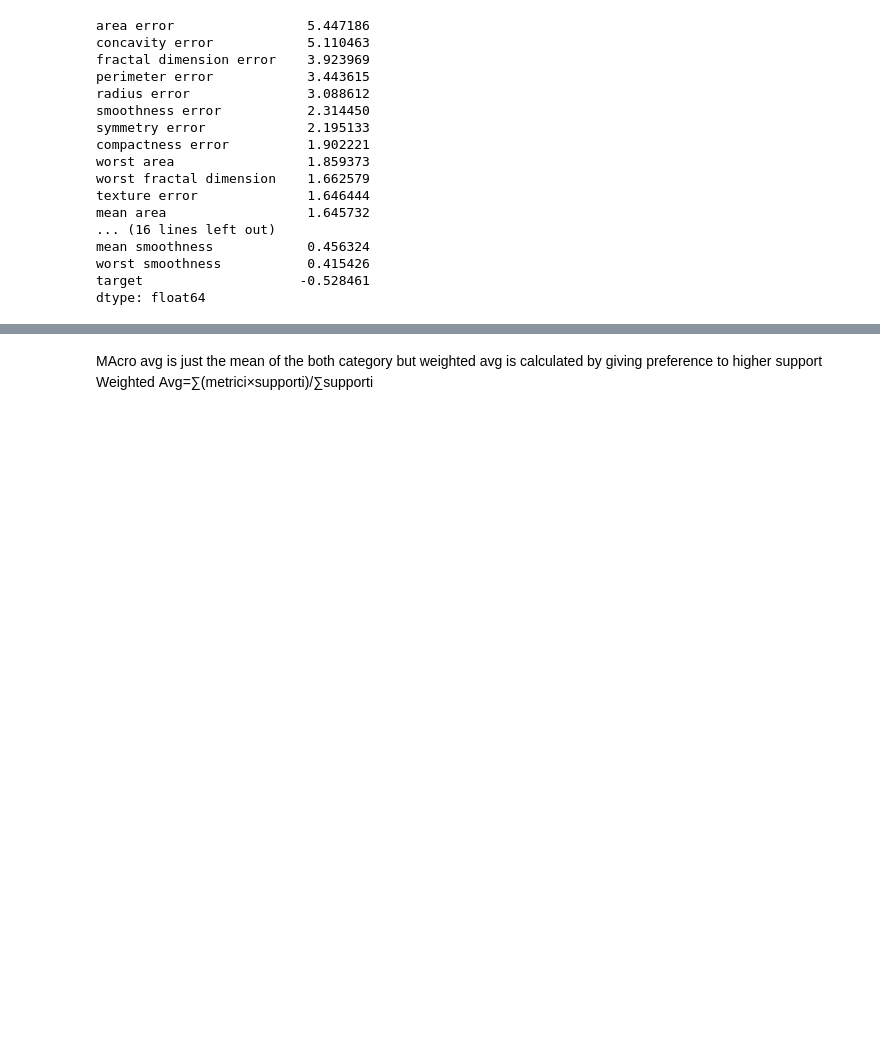
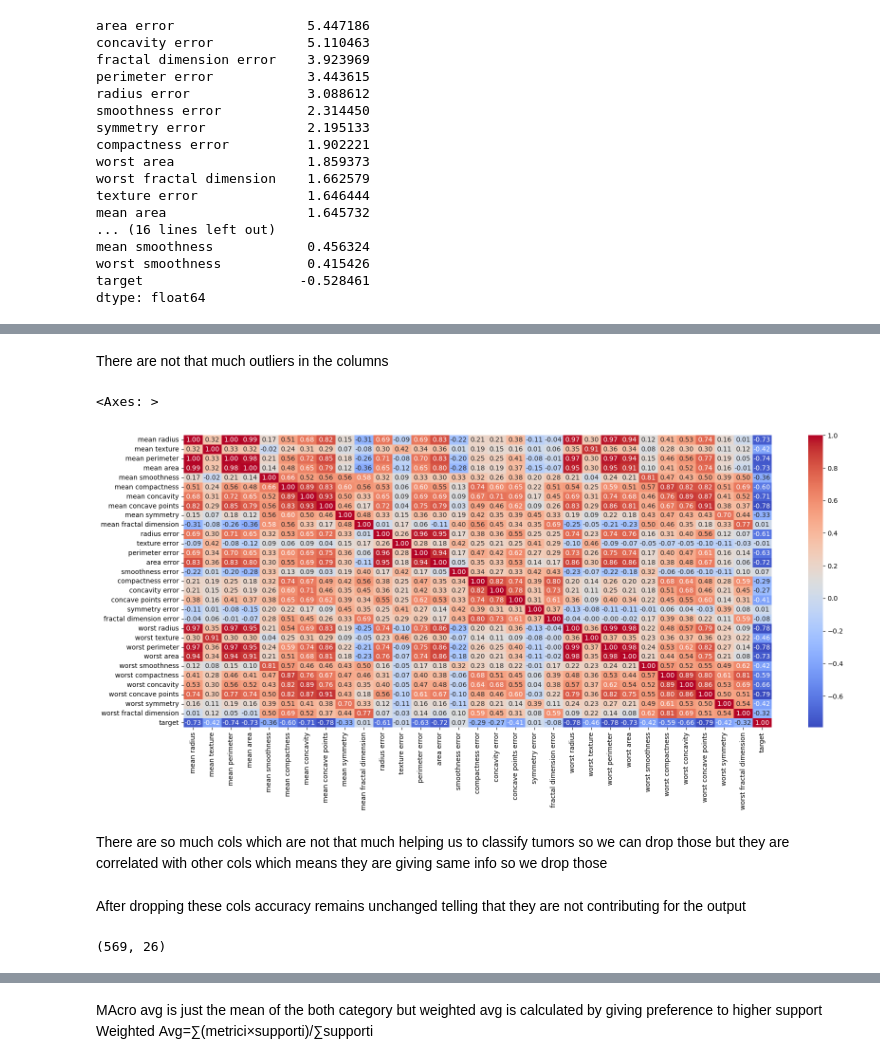
Before and after one commit to amanverma-98/TASK_2-ML-ALGO, a Jupyter notebook: logisticreg.ipynb, the cells around one changed output, grey strips where cells are left out. Drawn from its saved outputs; the diff is of its cells as text; code cells hidden in the pictures; blank space fills up the shorter version.

```diff
--- a/logisticreg.ipynb
+++ b/logisticreg.ipynb
@@ -155,0 +184,10 @@ for col in cols1:
+# %% [markdown]
+There are not that much outliers in the columns
+# %%
+plt.figure(figsize = (20,8))
+sns.heatmap(df.corr() , annot = True , fmt = '.2f' , cmap = 'coolwarm')
+# %% [output]
+<Axes: >
+[figure, added]
+# %% [markdown]
+There are so much cols which are not that much helping us to classify tumors so we can drop those but they are correlated with other cols which means they are giving same info so we drop those
@@ -156,3 +196,9 @@ for col in cols1:
+# %% [markdown]
+After dropping these cols accuracy remains unchanged telling that they are not contributing for the output
+# %%
+df.shape
+# %% [output]
+(569, 26)
 # %%
 #Divide the data
 X = df.drop(['target'] , axis = 1)
```
Also changed, not shown: parts of 12 cells of this notebook.
